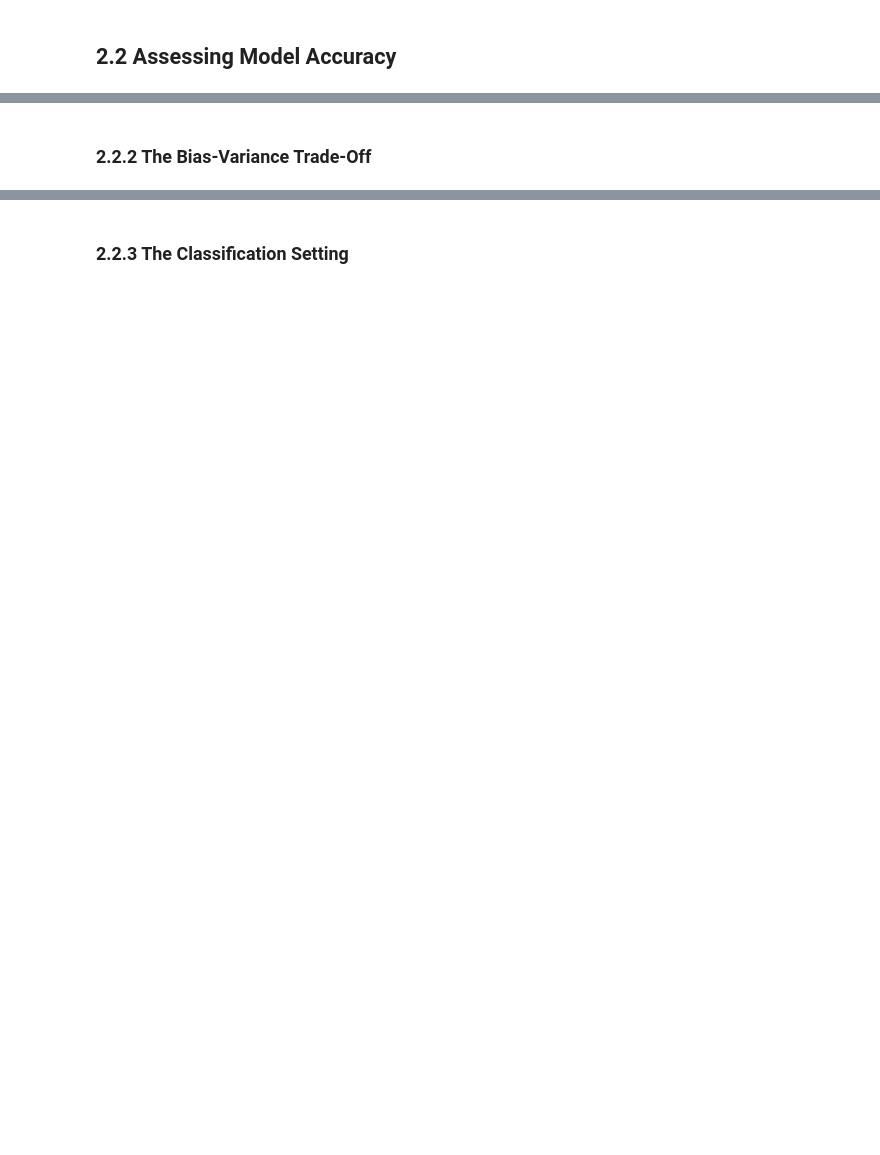
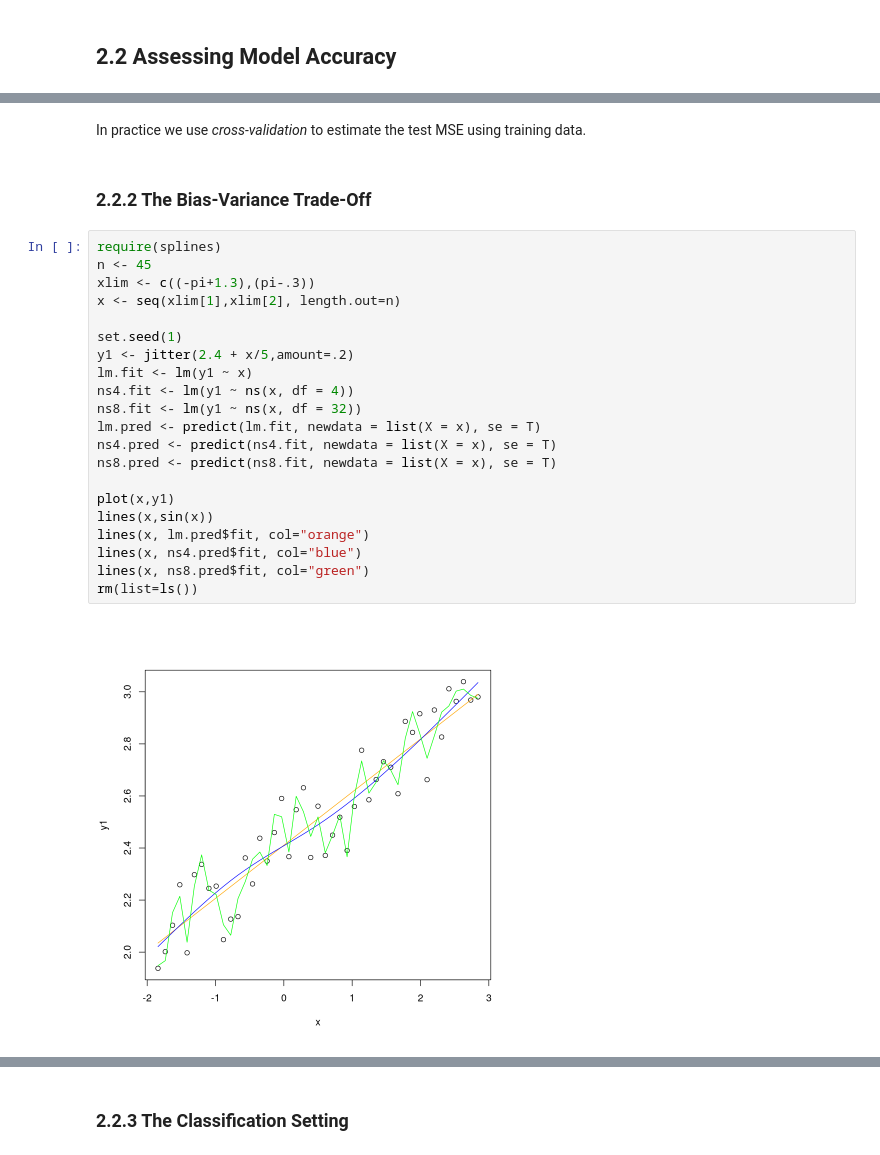
Before and after one commit to jbennett7/StatisticalLearning, a Jupyter notebook: 02 Statistical Learning/01 Definitions.ipynb, the cells around one changed output, grey strips where cells are left out. Saved outputs shown, nothing was run; the diff lists cells and outputs as text; blank space fills up the shorter version.

```diff
--- a/02 Statistical Learning/01 Definitions.ipynb
+++ b/02 Statistical Learning/01 Definitions.ipynb
@@ -125,2 +188,27 @@ the average squared prediction error for these test observations $(x_0, y_0)$. W
+# %% [markdown]
+In practice we use _cross-validation_ to estimate the test MSE using training data.
 # %% [markdown]
 ### 2.2.2 The Bias-Variance Trade-Off
+# %%
+require(splines)
+n <- 45
+xlim <- c((-pi+1.3),(pi-.3))
+x <- seq(xlim[1],xlim[2], length.out=n)
+
+set.seed(1)
+y1 <- jitter(2.4 + x/5,amount=.2)
+lm.fit <- lm(y1 ~ x)
+ns4.fit <- lm(y1 ~ ns(x, df = 4))
+ns8.fit <- lm(y1 ~ ns(x, df = 32))
+lm.pred <- predict(lm.fit, newdata = list(X = x), se = T)
+ns4.pred <- predict(ns4.fit, newdata = list(X = x), se = T)
+ns8.pred <- predict(ns8.fit, newdata = list(X = x), se = T)
+
+plot(x,y1)
+lines(x,sin(x))
+lines(x, lm.pred$fit, col="orange")
+lines(x, ns4.pred$fit, col="blue")
+lines(x, ns8.pred$fit, col="green")
+rm(list=ls())
+# %% [output]
+[figure, added]
```
Also changed, not shown: parts of 37 cells of this notebook, 2 other files.
